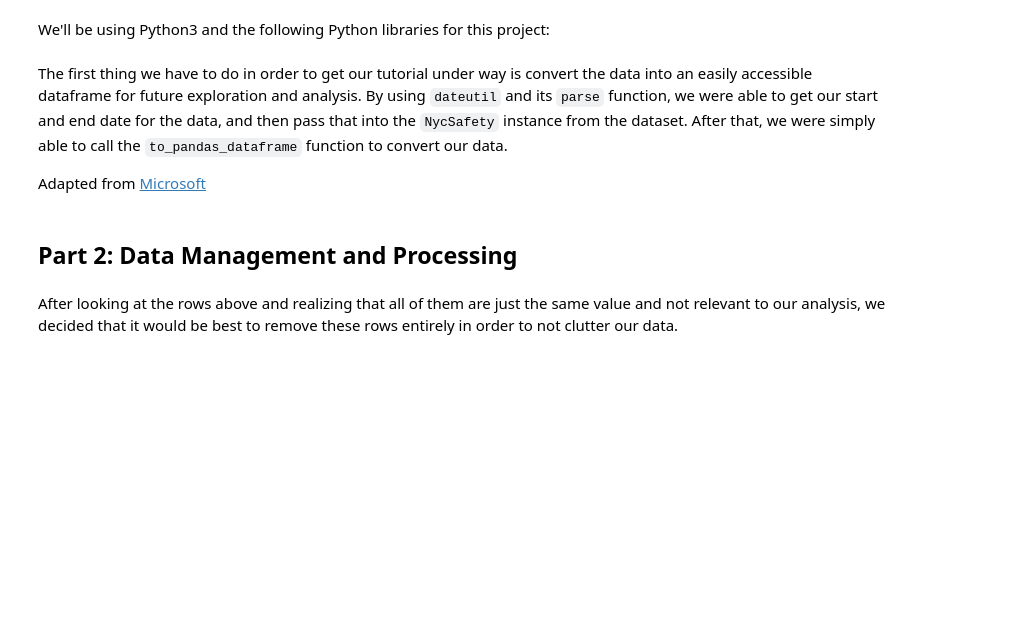
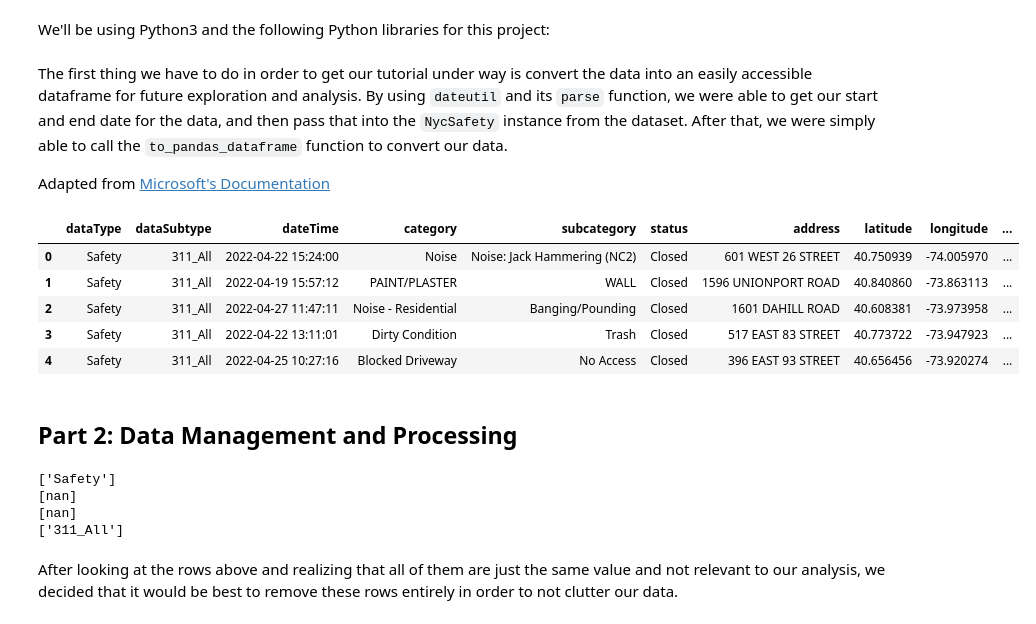
Before and after one commit to sadena27/sadena27.github.io, a Jupyter notebook: Final Project.ipynb, the cells around one changed output. Saved outputs shown, nothing was run; the diff lists cells and outputs as text; code cells hidden in the pictures; blank space fills up the shorter version.

```diff
--- a/Final Project.ipynb
+++ b/Final Project.ipynb
@@ -25,20 +25,32 @@ import scipy.stats as stats
 # %% [markdown]
 The first thing we have to do in order to get our tutorial under way is convert the data into an easily accessible dataframe for future exploration and analysis. By using `dateutil` and its `parse` function, we were able to get our start and end date for the data, and then pass that into the `NycSafety` instance from the dataset. After that, we were simply able to call the `to_pandas_dataframe` function to convert our data.
 
-Adapted from [Microsoft](https://docs.microsoft.com/en-us/azure/open-datasets/dataset-new-york-city-safety?tabs=azureml-opendatasets)
+Adapted from [Microsoft's Documentation](https://docs.microsoft.com/en-us/azure/open-datasets/dataset-new-york-city-safety?tabs=azureml-opendatasets)
 # %%
-# start_date = parser.parse('2022-04-17')
-# end_date = parser.parse('2022-05-01')
-# data = NycSafety(start_date=start_date, end_date=end_date)
-# df = data.to_pandas_dataframe()
-# df.head()
+start_date = parser.parse('2022-04-17')
+end_date = parser.parse('2022-05-01')
+data = NycSafety(start_date=start_date, end_date=end_date)
+df = data.to_pandas_dataframe()
+df.head()
+# %% [output]
+|  | dataType | dataSubtype | dateTime | category | subcategory | status | address | latitude | longitude | ... |
+| 0 | Safety | 311_All | 2022-04-22 15:24:00 | Noise | Noise: Jack Hammering (NC2) | Closed | 601 WEST 26 STREET | 40.750939 | -74.005970 | ... |
+| 1 | Safety | 311_All | 2022-04-19 15:57:12 | PAINT/PLASTER | WALL | Closed | 1596 UNIONPORT ROAD | 40.840860 | -73.863113 | ... |
+| 2 | Safety | 311_All | 2022-04-27 11:47:11 | Noise - Residential | Banging/Pounding | Closed | 1601 DAHILL ROAD | 40.608381 | -73.973958 | ... |
+| 3 | Safety | 311_All | 2022-04-22 13:11:01 | Dirty Condition | Trash | Closed | 517 EAST 83 STREET | 40.773722 | -73.947923 | ... |
+| 4 | Safety | 311_All | 2022-04-25 10:27:16 | Blocked Driveway | No Access | Closed | 396 EAST 93 STREET | 40.656456 | -73.920274 | ... |
 # %% [markdown]
 ## Part 2: Data Management and Processing
 # %%
-# print(df['dataType'].unique())
-# print(df['source'].unique())
-# print(df['extendedProperties'].unique())
-# print(df['dataSubtype'].unique())
+print(df['dataType'].unique())
+print(df['source'].unique())
+print(df['extendedProperties'].unique())
+print(df['dataSubtype'].unique())
+# %% [output]
+['Safety']
+[nan]
+[nan]
+['311_All']
 # %% [markdown]
 After looking at the rows above and realizing that all of them are just the same value and not relevant to our analysis, we decided that it would be best to remove these rows entirely in order to not clutter our data.
 # %%
```
Also changed, not shown: parts of 29 cells of this notebook, 3 other files.
